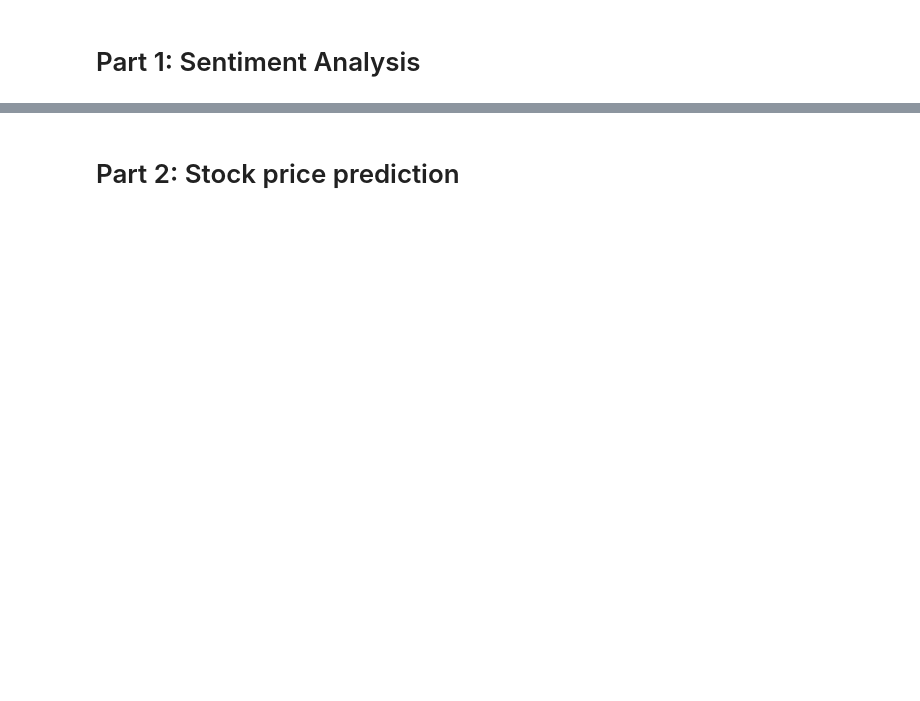
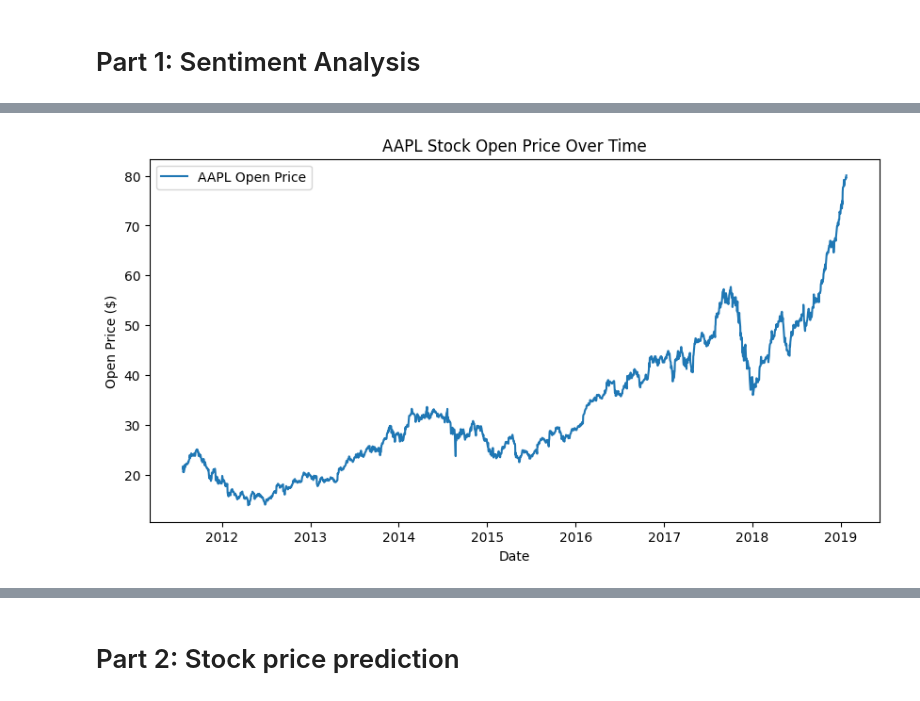
Before and after one commit to SiruiHe/Sentiment-to-Stocks, a Jupyter notebook: code.ipynb, the cells around one changed output, grey strips where cells are left out. Cells and saved outputs as stored; diff of their text form; code cells hidden in the pictures; blank space fills up the shorter version.

```diff
--- a/code.ipynb
+++ b/code.ipynb
@@ -223,0 +269,20 @@ daily_data_selected.head(20)
+# %%
+import pandas as pd
+import matplotlib.pyplot as plt
+
+# Read the dataset into a Pandas DataFrame
+historical_data = pd.read_csv('data/AAPL_Yahoo_Correct.csv')
+
+# Convert the 'Date' column to datetime format
+historical_data['Date'] = pd.to_datetime(historical_data['Date'])
+
+# Plotting the 'Open' price against the 'Date'
+plt.figure(figsize=(10, 5))
+plt.plot(historical_data['Date'], historical_data['Open'], label='AAPL Open Price')
+plt.xlabel('Date')
+plt.ylabel('Open Price ($)')
+plt.title('AAPL Stock Open Price Over Time')
+plt.legend()
+plt.show()
+# %% [output]
+[figure, added]
```
Also changed, not shown: parts of 33 cells of this notebook, 5 other files.
